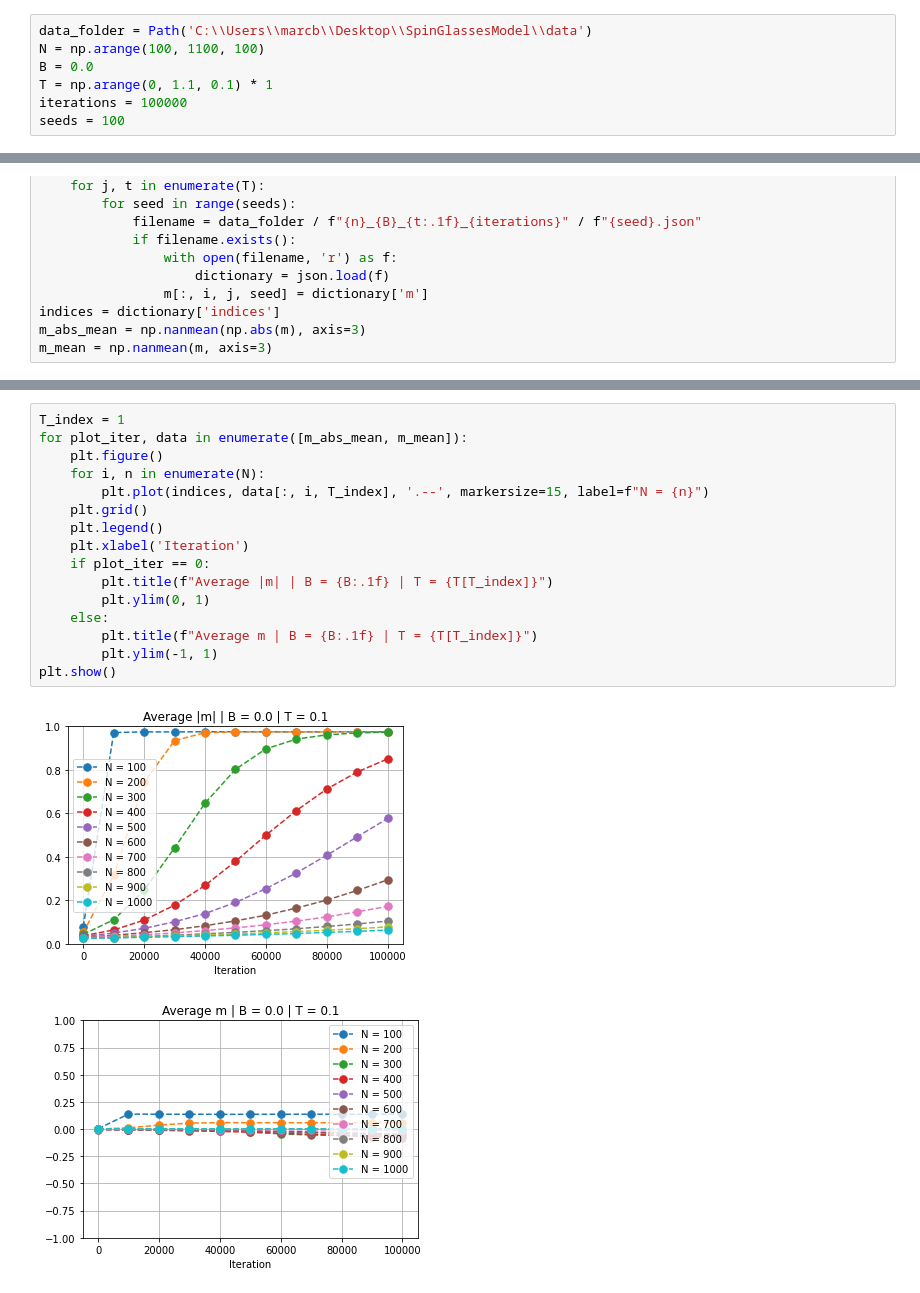
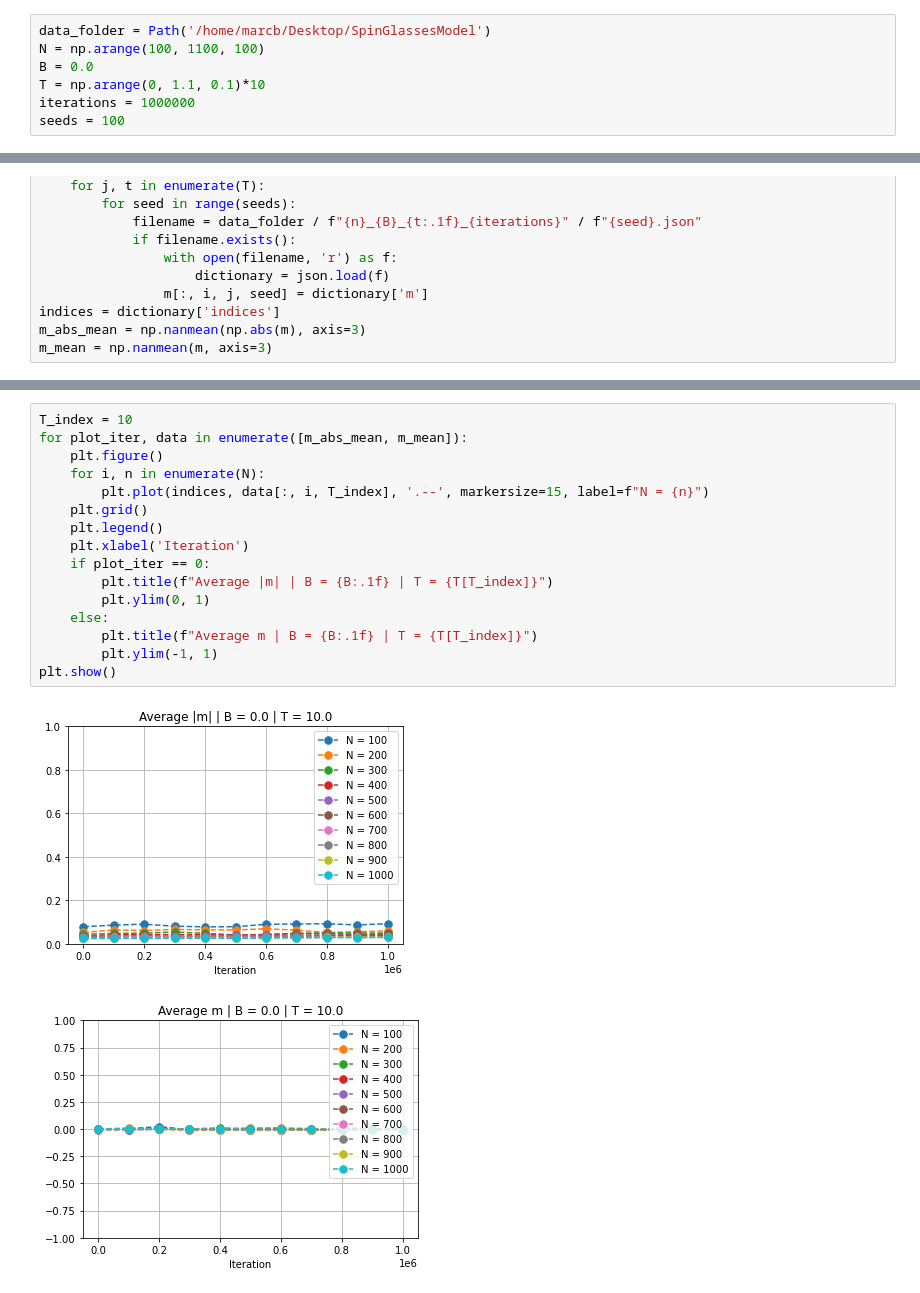
Before and after one commit to MarcBerneman/SpinGlassesModel, a Jupyter notebook: postProcessing.ipynb, the cells around one changed output, grey strips where cells are left out. Cells and saved outputs as stored; diff of their text form.

```diff
--- a/postProcessing.ipynb
+++ b/postProcessing.ipynb
@@ -4,11 +4,11 @@ import matplotlib.pyplot as plt
 from pathlib import Path
 import json
 # %%
-data_folder = Path('C:\\Users\\marcb\\Desktop\\SpinGlassesModel\\data')
+data_folder = Path('/home/marcb/Desktop/SpinGlassesModel')
 N = np.arange(100, 1100, 100)
 B = 0.0
-T = np.arange(0, 1.1, 0.1) * 1
-iterations = 100000
+T = np.arange(0, 1.1, 0.1)*10
+iterations = 1000000
 seeds = 100
 # %%
 m = np.empty(shape=(11, N.size, T.size, seeds))
@@ -45,22 +45,22 @@ plt.show()
 # %%
-T_index = 1
+T_index = 10
 for plot_iter, data in enumerate([m_abs_mean, m_mean]):
     plt.figure()
     for i, n in enumerate(N):
         plt.plot(indices, data[:, i, T_index], '.--', markersize=15, label=f"N = {n}")
     plt.grid()
     plt.legend()
     plt.xlabel('Iteration')
     if plot_iter == 0:
         plt.title(f"Average |m| | B = {B:.1f} | T = {T[T_index]}")
         plt.ylim(0, 1)
     else:
         plt.title(f"Average m | B = {B:.1f} | T = {T[T_index]}")
         plt.ylim(-1, 1)
 plt.show()
 # %% [output]
-[figure, old version]
+[figure, new version]
-[figure, old version]
+[figure, new version]
 # %%
 N_index = 0
 for plot_iter, data in enumerate([m_abs_mean, m_mean]):
```
Also changed, not shown: parts of 2 cells of this notebook, 1 other file.
